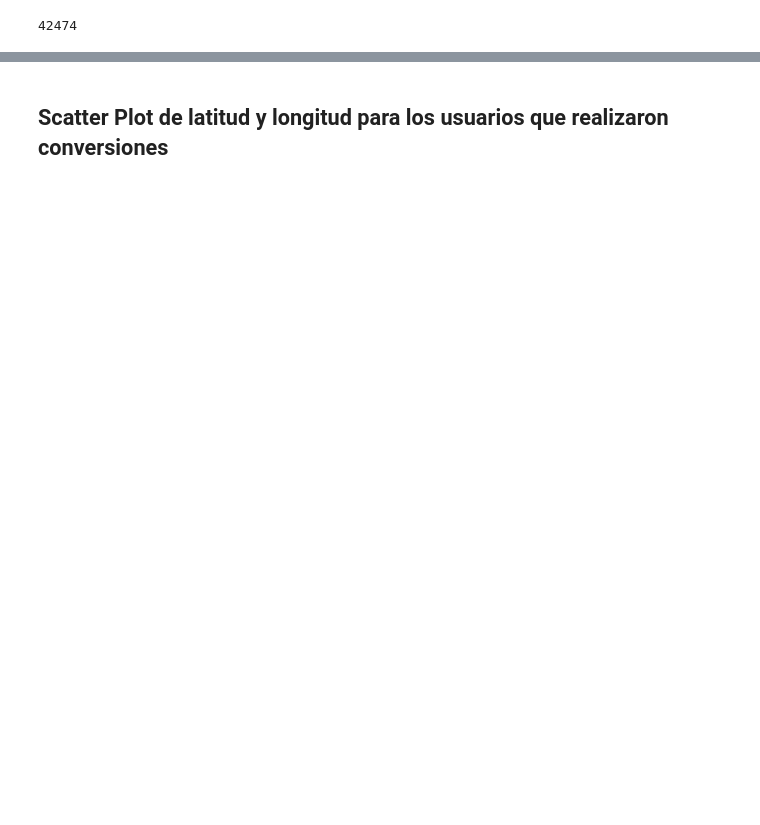
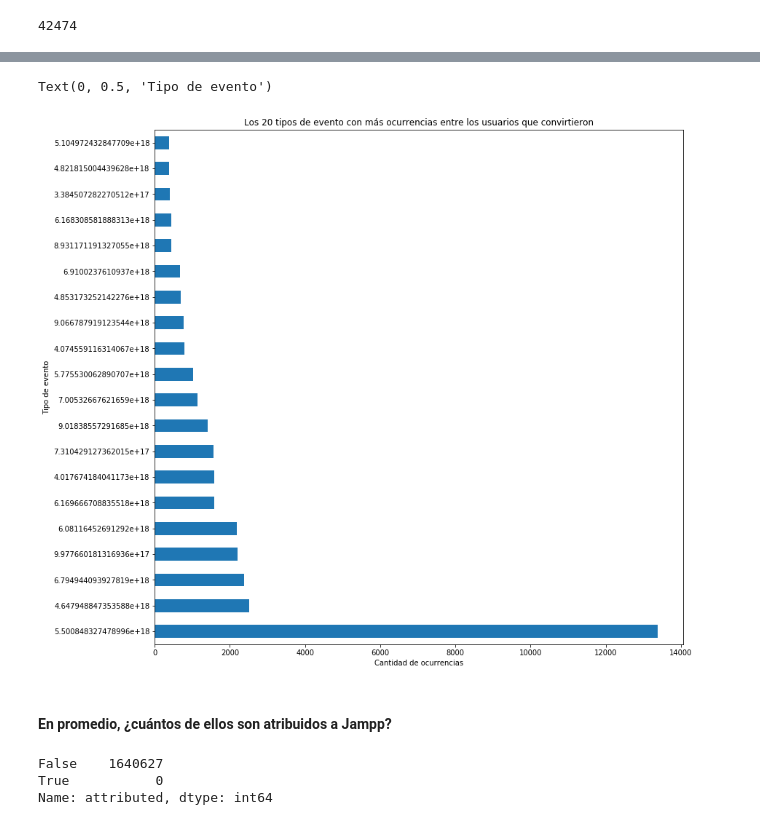
Before and after one commit to AlejandroKler/Datanesa, a Jupyter notebook: analisis_usuariosConversores.ipynb, the cells around one changed output, grey strips where cells are left out. Cells and saved outputs as stored; diff of their text form; code cells hidden in the pictures; blank space fills up the shorter version.

```diff
--- a/analisis_usuariosConversores.ipynb
+++ b/analisis_usuariosConversores.ipynb
@@ -5,7 +5,7 @@ import pandas as pd
 import numpy as np
 # %%
 events_dtypes = {'event_id': 'category', 'ref_type': 'category', 'application_id': 'category',
-                   'attributed': 'category', 'device_countrycode': 'category', 'device_os_version': 'category',
+                  'device_countrycode': 'category', 'device_os_version': 'category',
                    'device_brand' : 'category', 'device_model' : 'category', 'device_city': 'category', 'session_user_agent': 'category', 'user_agent': 'category', 'carrier': 'category',
                    'device_os' : 'category', 'wifi': 'category', 'connection_type': 'category',
                    'device_language': 'category'}
@@ -54,2 +50,7 @@ eventos_usuarios_activos = eventos_usuarios_activos.dropna(subset=['kind'])
-# %% [markdown]
-## Scatter Plot de latitud y longitud para los usuarios que realizaron conversiones
+# %%
+eventos_usuarios_activos['cant'] = 1
+agrup_tipos_evento = eventos_usuarios_activos.groupby('kind').agg({'cant': 'sum'})
+# %%
+agrup_tipos_evento = agrup_tipos_evento.sort_values(by = 'cant', ascending = False)
+# %%
+agrup_tipos_evento_top20 = agrup_tipos_evento.head(20)
@@ -55,0 +63,16 @@ eventos_usuarios_activos = eventos_usuarios_activos.dropna(subset=['kind'])
+# %%
+plot = agrup_tipos_evento_top20.plot(kind = 'barh', legend = False, figsize = (13,13))
+plot.set_title("Los 20 tipos de evento con más ocurrencias entre los usuarios que convirtieron")
+plot.set_xlabel("Cantidad de ocurrencias")  #fontdict = font para cambiar la fuente
+plot.set_ylabel("Tipo de evento")
+# %% [output]
+Text(0, 0.5, 'Tipo de evento')
+[figure, added]
+# %% [markdown]
+#### En promedio, ¿cuántos de ellos son atribuidos a Jampp?
+# %%
+events.loc[events['kind'].isin(list(agrup_tipos_evento_top20.index)),['attributed']]['attributed'].value_counts()
+# %% [output]
+False    1640627
+True           0
+Name: attributed, dtype: int64
```
Also changed, not shown: parts of 4 cells of this notebook, 1 other file.
